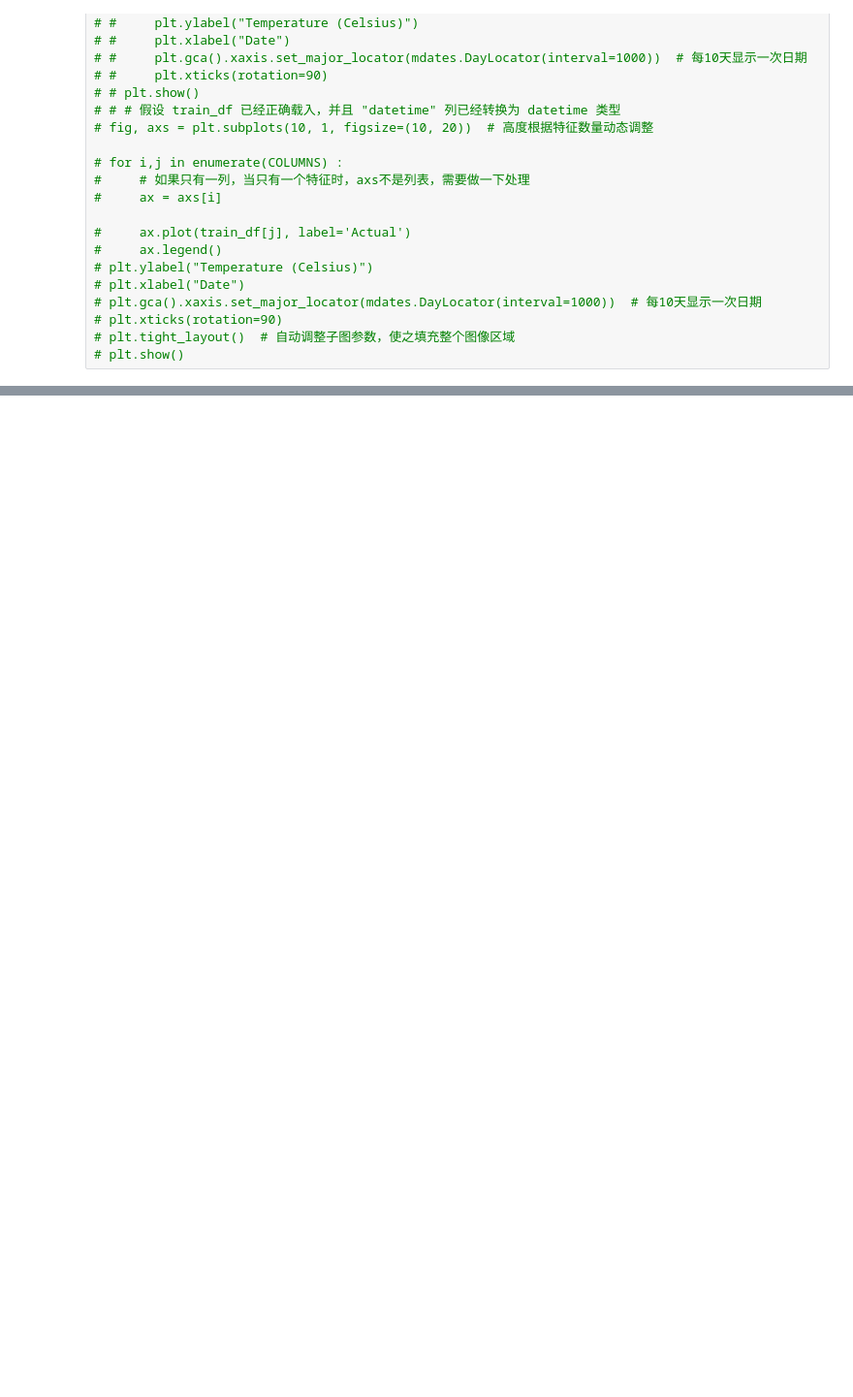
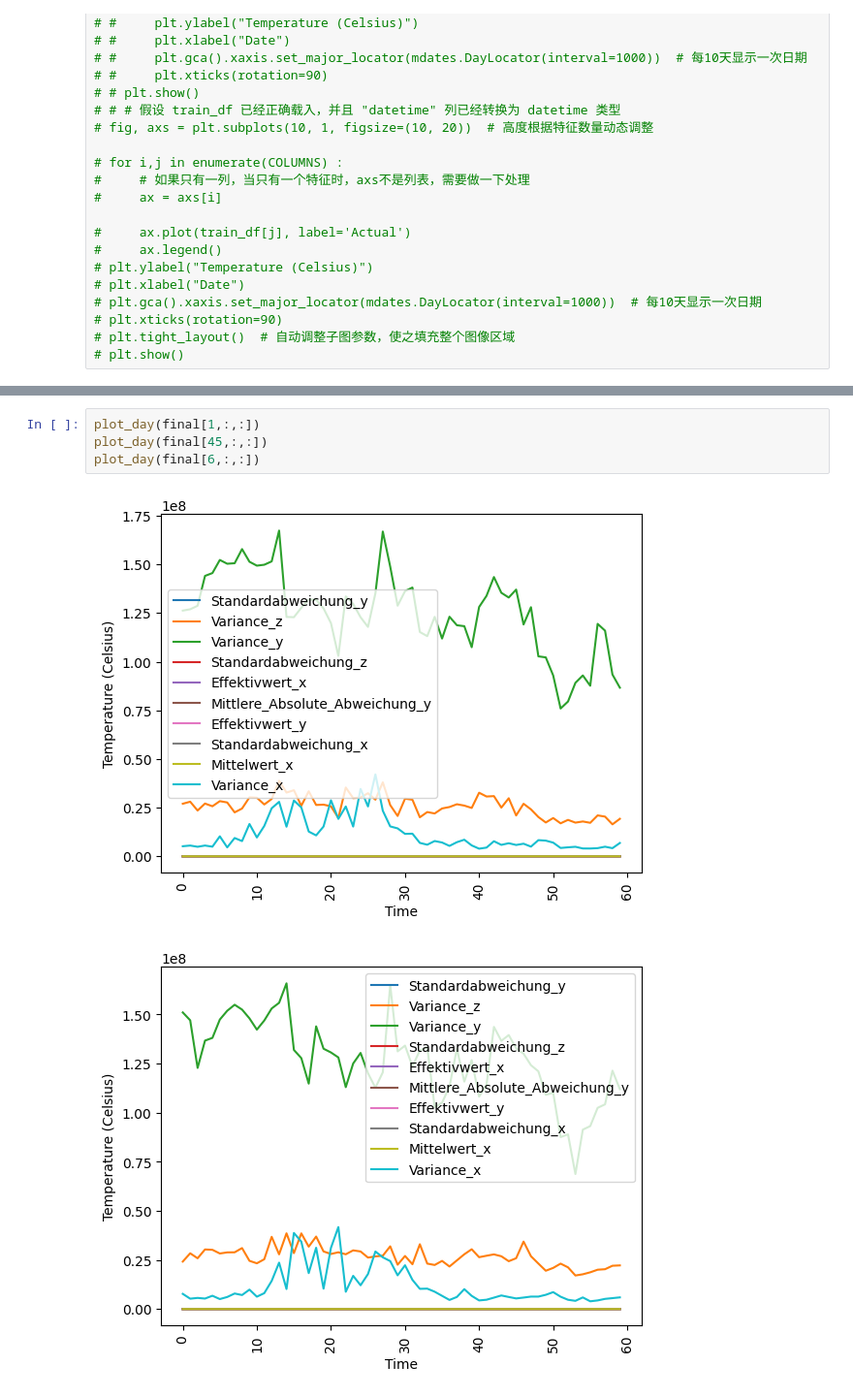
Before and after one commit to lian333/thesis, a Jupyter notebook: syntheic_data/timeseries_dgan.ipynb, the cells around one changed output, grey strips where cells are left out. Shown at 97% size. Saved outputs shown, nothing was run; the diff lists cells and outputs as text; blank space fills up the shorter version.

```diff
--- a/syntheic_data/timeseries_dgan.ipynb
+++ b/syntheic_data/timeseries_dgan.ipynb
@@ -208,0 +293,7 @@ synthetic_features.shape
+# %%
+plot_day(final[1,:,:])
+plot_day(final[45,:,:])
+plot_day(final[6,:,:])
+# %% [output]
+[figure, added]
+[figure, added]
```
Also changed, not shown: parts of 40 cells of this notebook, 3 other files.
